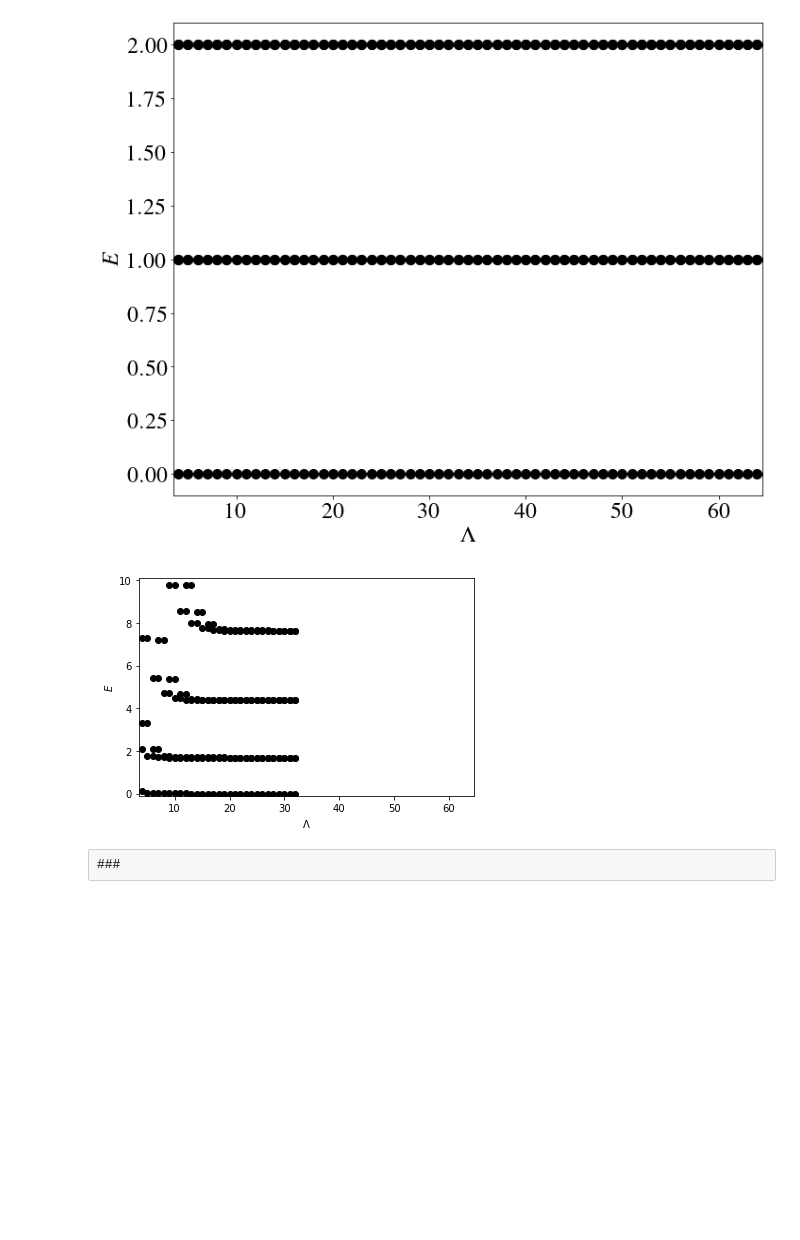
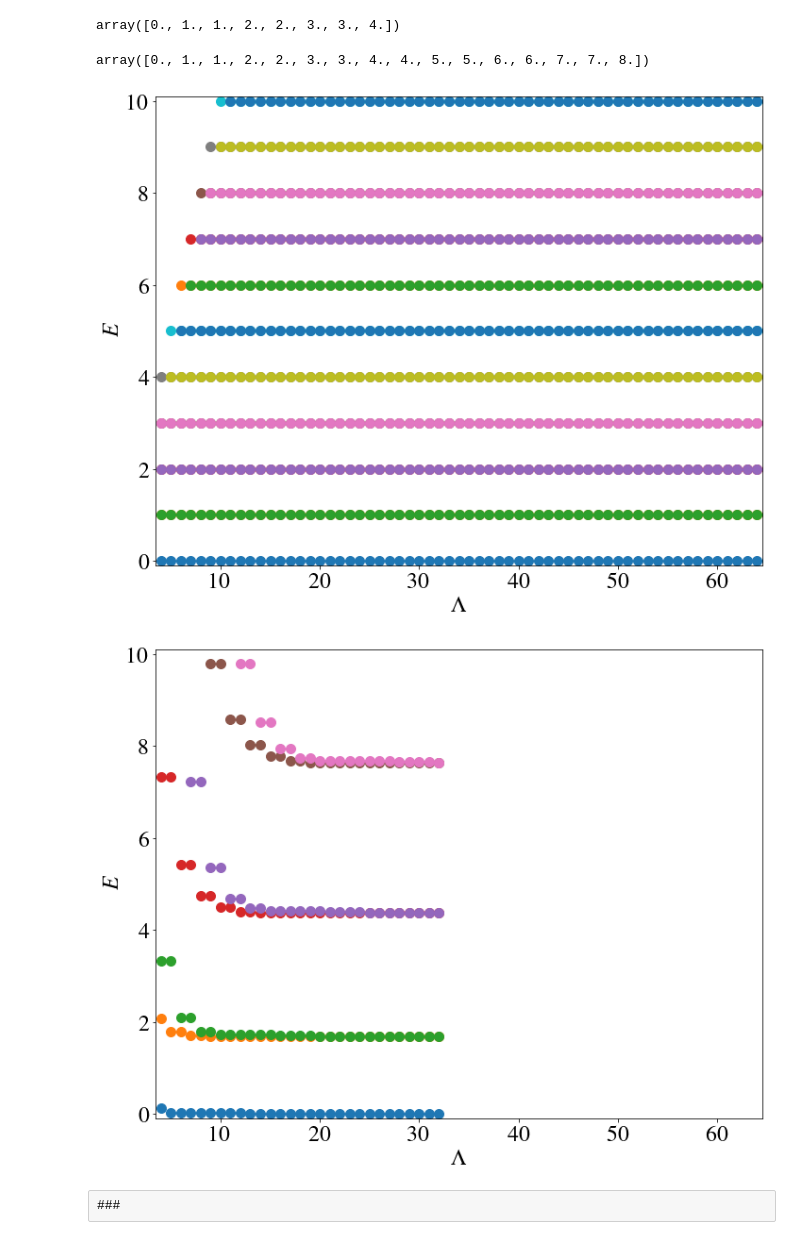
Before and after one commit to chrisculver/SUSY_QuantumComputing, a Jupyter notebook: tutorials/SpectraVSCutoff.ipynb, the cells around one changed output. Saved outputs shown, nothing was run; the diff lists cells and outputs as text; code cells hidden in the pictures; blank space fills up the shorter version.

Commit message:
VQE runs done, plots prettied a bit

```diff
--- a/tutorials/SpectraVSCutoff.ipynb
+++ b/tutorials/SpectraVSCutoff.ipynb
@@ -14,3 +14,10 @@ def plot_data(eigs,offset=0):
     x=[[j+4+n*offset for n in range(len(eigs[j]))] for j in range(len(eigs))]
     y=[[d for d in eig] for eig in eigs]
     return (x,y)
+
+def plot_data_by_level(eigs,offset=0):
+    numLevels = len(eigs[len(eigs)-1])
+
+    x=[[n+4+j*offset for n in range(len(eigs))] for j in range(numLevels)]
+    y=[[eigs[n][i] if i<len(eigs[n]) else -1 for n in range(len(eigs))] for i in range(numLevels)]
+    return (x,y)
@@ -51,25 +80,33 @@ HOcuts = [n for n in range(2**5,2**6+1)]
 #    pickle.dump(HOhamEigs,open("DATA/ho_eigs_vs_cutoff.p","wb"))
 # %%
 HOhamEigsLoad=pickle.load(open("DATA/ho_eigs_vs_cutoff.p","rb"))
+# %%
+HOhamEigsLoad[0]
+# %% [output]
+array([0., 1., 1., 2., 2., 3., 3., 4.])
+# %%
+HOhamEigsLoad[4]
+# %% [output]
+array([0., 1., 1., 2., 2., 3., 3., 4., 4., 5., 5., 6., 6., 7., 7., 8.])
 # %%
 import matplotlib
 #matplotlib.use("Agg")
 plt.style.use("paper.mplstyle")
 # %%
-x, y = plot_data(HOhamEigsLoad)
+x, y = plot_data_by_level(HOhamEigsLoad)
 
 for i in range(len(x)):
-    plt.scatter(x[i],y[i], c='black')
+    plt.scatter(x[i],y[i])
 
 
 plt.xlabel('$\\Lambda$')
 plt.ylabel('$E$')
 
 plt.xlim(3.5,64.5)
-plt.ylim(-0.1,2.1)
+plt.ylim(-0.1,10.1)
 plt.savefig('PLOTS/HO_spectra.pdf',bbox_inches='tight')
 # %% [output]
-[figure, old version]
+[figure, new version]
 # %%
 #eigs[0]
 # %%
@@ -120,21 +157,21 @@ for n in AHOcuts:
 # %%
 AHOhamEigsLoad=pickle.load(open("DATA/aho_eigs_vs_cutoff.p","rb"))
 # %%
-x, y = plot_data(AHOhamEigsLoad)
+x, y = plot_data_by_level(AHOhamEigsLoad)
 
 for i in range(len(x)):
-    plt.scatter(x[i],y[i], c='black')
+    plt.scatter(x[i],y[i])
 
 
 plt.xlabel('$\\Lambda$')
 plt.ylabel('$E$')
 
 plt.xlim(3.5,64.5)
 plt.ylim(-0.1,10.1)
 
 plt.savefig('PLOTS/AHO_spectra.pdf',bbox_inches='tight')
 # %% [output]
-[figure, old version]
+[figure, new version]
 # %% [raw]
 ###
 # %%
```
Also changed, not shown: parts of 12 cells of this notebook, 5 other files.
